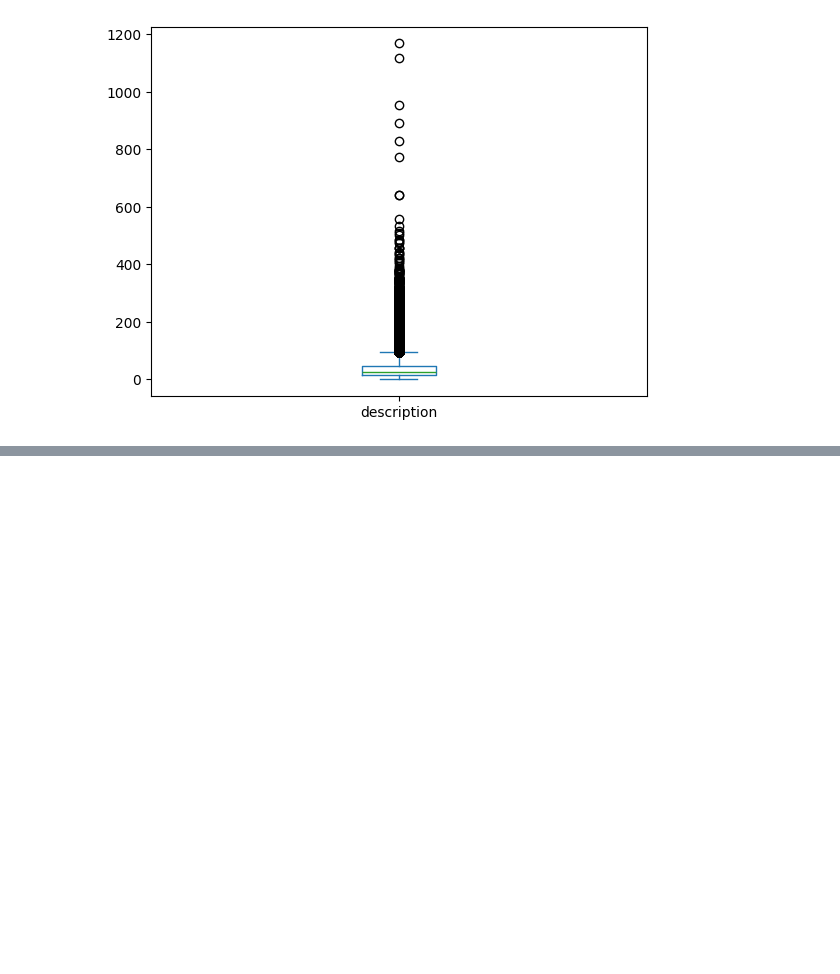
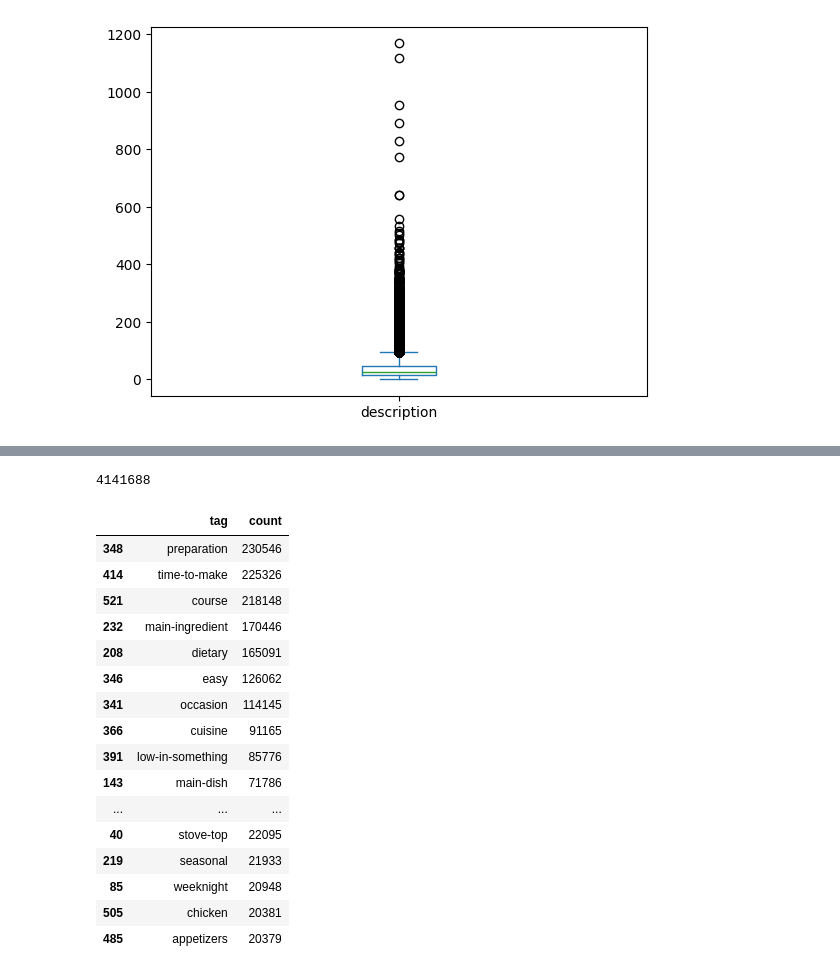
Before and after one commit to Nanouna/recettes-et-sentiments, a Jupyter notebook: Ma.ipynb, the cells around one changed output, grey strips where cells are left out. Drawn from its saved outputs; the diff is of its cells as text; code cells hidden in the pictures; blank space fills up the shorter version.

```diff
--- a/eda_notebooks/Ma.ipynb
+++ b/Ma.ipynb
@@ -229,0 +222,38 @@ Name: steps, dtype: object
+# %%
+list_tag = []
+
+for row in tags:
+    for tag in row:
+        list_tag.append(tag)
+
+len(list_tag)
+# %% [output]
+4141688
+# %%
+unique_tags = set(list_tag)
+# %%
+count_tag = []
+for tag in unique_tags:
+    count_tag.append(list_tag.count(tag))
+# %%
+df_tag = pd.DataFrame({'tag':list(unique_tags), 'count':count_tag})
+# %%
+df_tag.sort_values('count', ascending=False).head(55)
+# %% [output]
+|  | tag | count |
+| 348 | preparation | 230546 |
+| 414 | time-to-make | 225326 |
+| 521 | course | 218148 |
+| 232 | main-ingredient | 170446 |
+| 208 | dietary | 165091 |
+| 346 | easy | 126062 |
+| 341 | occasion | 114145 |
+| 366 | cuisine | 91165 |
+| 391 | low-in-something | 85776 |
+| 143 | main-dish | 71786 |
+| ... | ... | ... |
+| 40 | stove-top | 22095 |
+| 219 | seasonal | 21933 |
+| 85 | weeknight | 20948 |
+| 505 | chicken | 20381 |
+| 485 | appetizers | 20379 |
```
Also changed, not shown: parts of 9 cells of this notebook, 2 other files.
